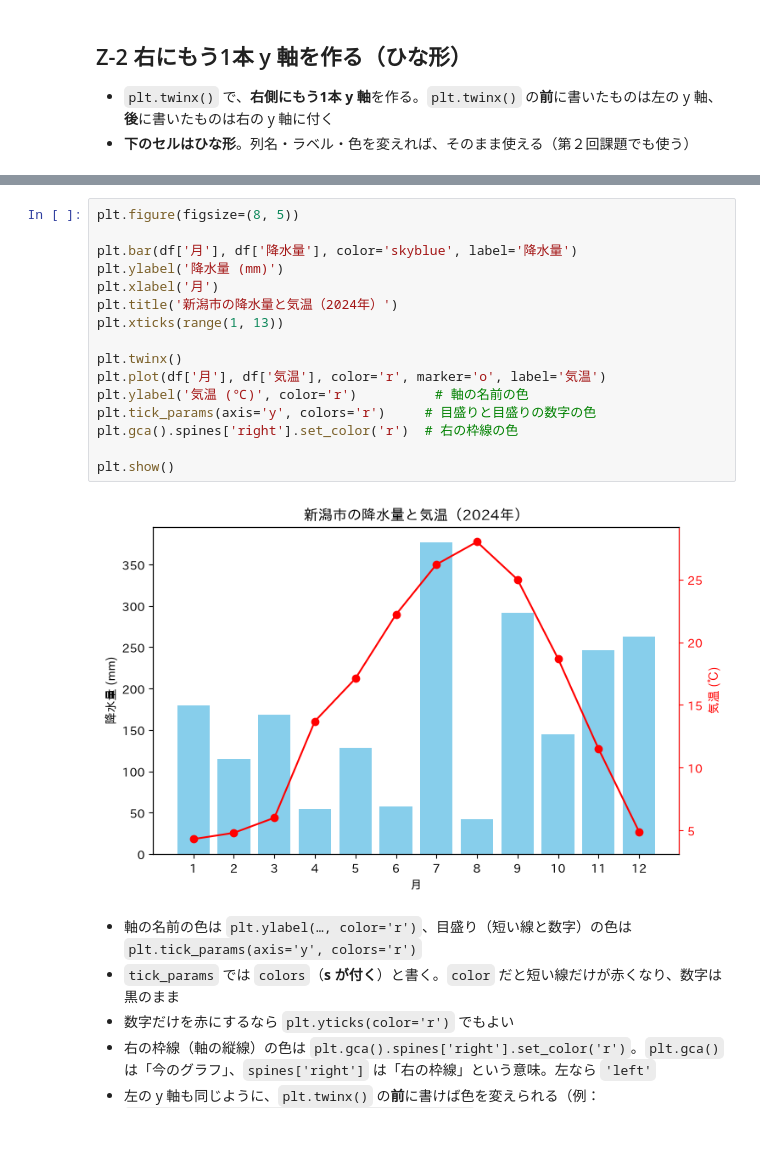
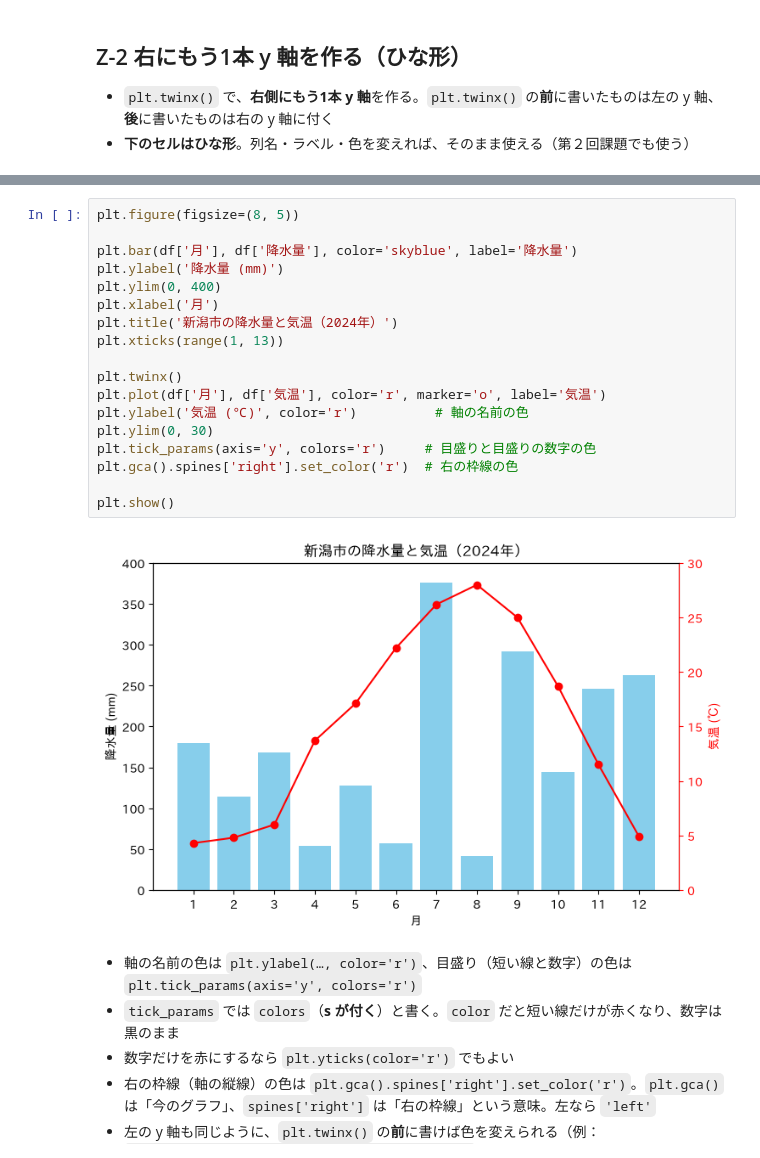
Before and after one commit to CreativeStudies-NGT/lectures, a Jupyter notebook: dsa/DSA2026_第８講_複合グラフ_注釈.ipynb, the cells around one changed output, grey strips where cells are left out. Cells and saved outputs as stored; diff of their text form.

```diff
--- a/dsa/DSA2026_第８講_複合グラフ_注釈.ipynb
+++ b/dsa/DSA2026_第８講_複合グラフ_注釈.ipynb
@@ -220,21 +223,23 @@ plt.show()
 # %%
 plt.figure(figsize=(8, 5))
 
 plt.bar(df['月'], df['降水量'], color='skyblue', label='降水量')
 plt.ylabel('降水量 (mm)')
+plt.ylim(0, 400)
 plt.xlabel('月')
 plt.title('新潟市の降水量と気温（2024年）')
 plt.xticks(range(1, 13))
 
 plt.twinx()
 plt.plot(df['月'], df['気温'], color='r', marker='o', label='気温')
 plt.ylabel('気温 (℃)', color='r')          # 軸の名前の色
+plt.ylim(0, 30)
 plt.tick_params(axis='y', colors='r')     # 目盛りと目盛りの数字の色
 plt.gca().spines['right'].set_color('r')  # 右の枠線の色
 
 plt.show()
 # %% [output]
-[figure, old version]
+[figure, new version]
 # %% [markdown]
 - 軸の名前の色は `plt.ylabel(…, color='r')`、目盛り（短い線と数字）の色は `plt.tick_params(axis='y', colors='r')`
 - `tick_params` では `colors`（**s が付く**）と書く。`color` だと短い線だけが赤くなり、数字は黒のまま
```
Also changed, not shown: parts of 3 cells of this notebook.
